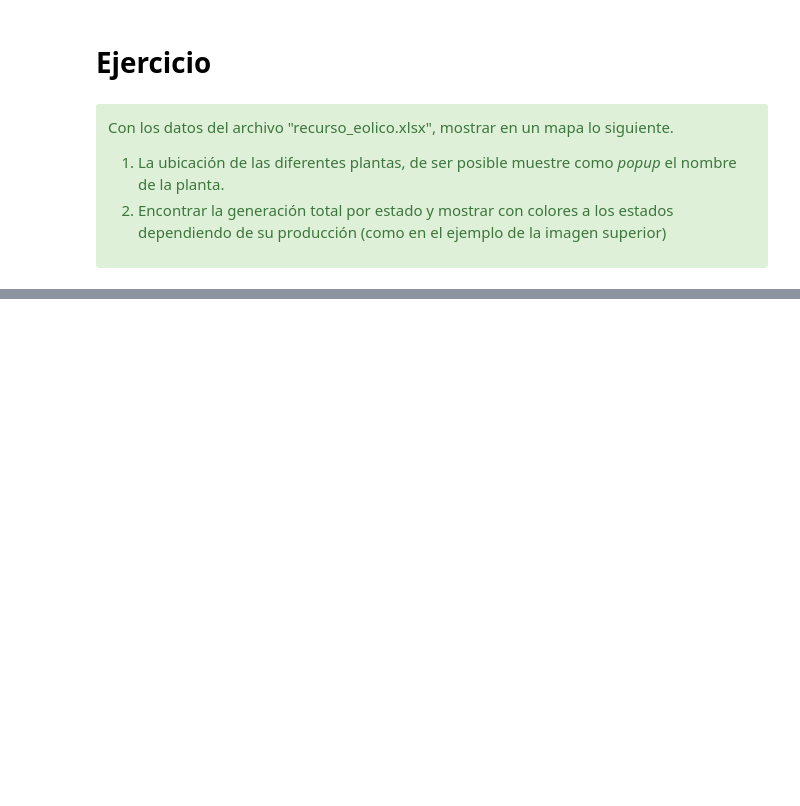
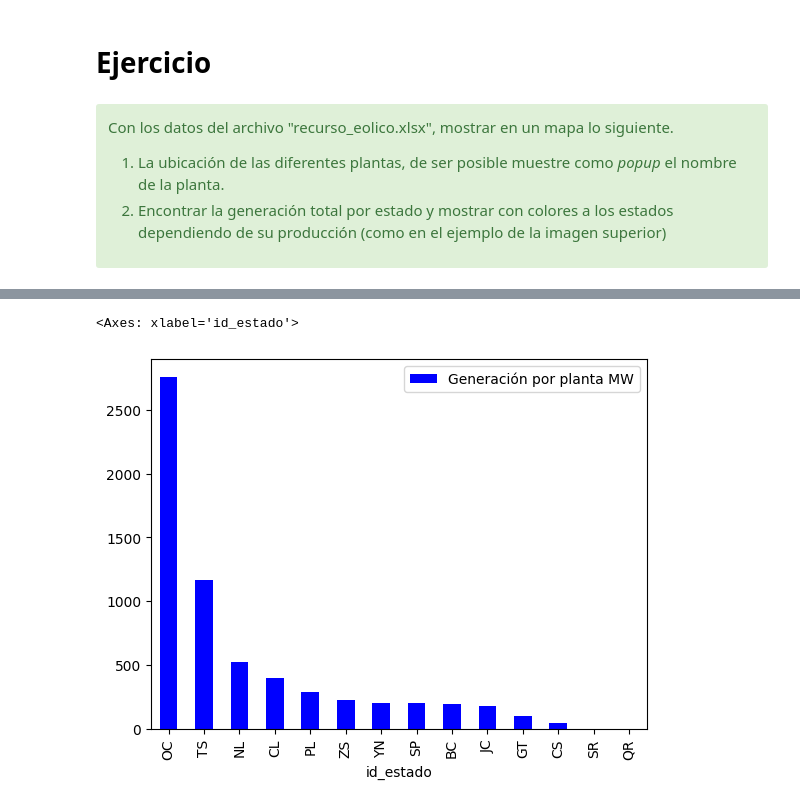
Before and after one commit to depresionTropical/data-science-class, a Jupyter notebook: CD_14_Visualizacion_Folium/CD_14_ejercicio-2-EnergiaEolicaMX_VictorHugo-MartínezGonzález.ipynb, the cells around one changed output, grey strips where cells are left out. Saved outputs shown, nothing was run; the diff lists cells and outputs as text; code cells hidden in the pictures; blank space fills up the shorter version.

```diff
--- a/CD_14_Visualizacion_Folium/CD_14_ejercicio-2-EnergiaEolicaMX_VictorHugo-MartínezGonzález.ipynb
+++ b/CD_14_Visualizacion_Folium/CD_14_ejercicio-2-EnergiaEolicaMX_VictorHugo-MartínezGonzález.ipynb
@@ -46,0 +72,8 @@ data.head()
+# %%
+data_estado = data[['id_estado','Generación por planta MW']]
+data_estado =data_estado.groupby('id_estado').sum()
+data_estado = data_estado.sort_values('Generación por planta MW',ascending=False).reset_index()
+data_estado.plot(kind='bar',x='id_estado',y='Generación por planta MW',color='blue')
+# %% [output]
+<Axes: xlabel='id_estado'>
+[figure, added]
```
Also changed, not shown: parts of 6 cells of this notebook, 2 other files.
